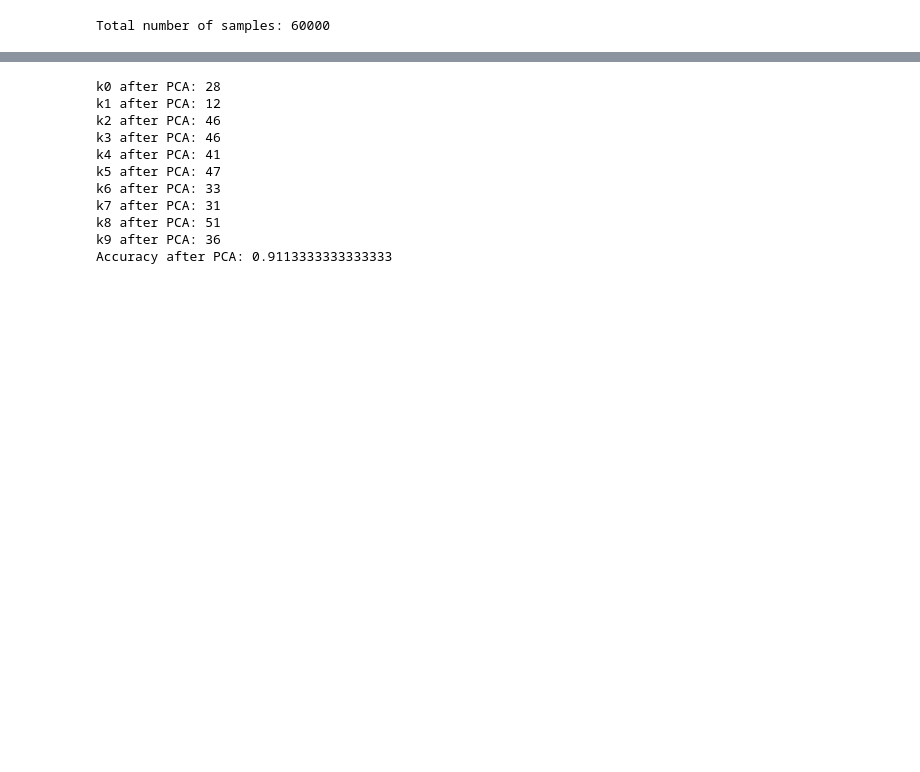
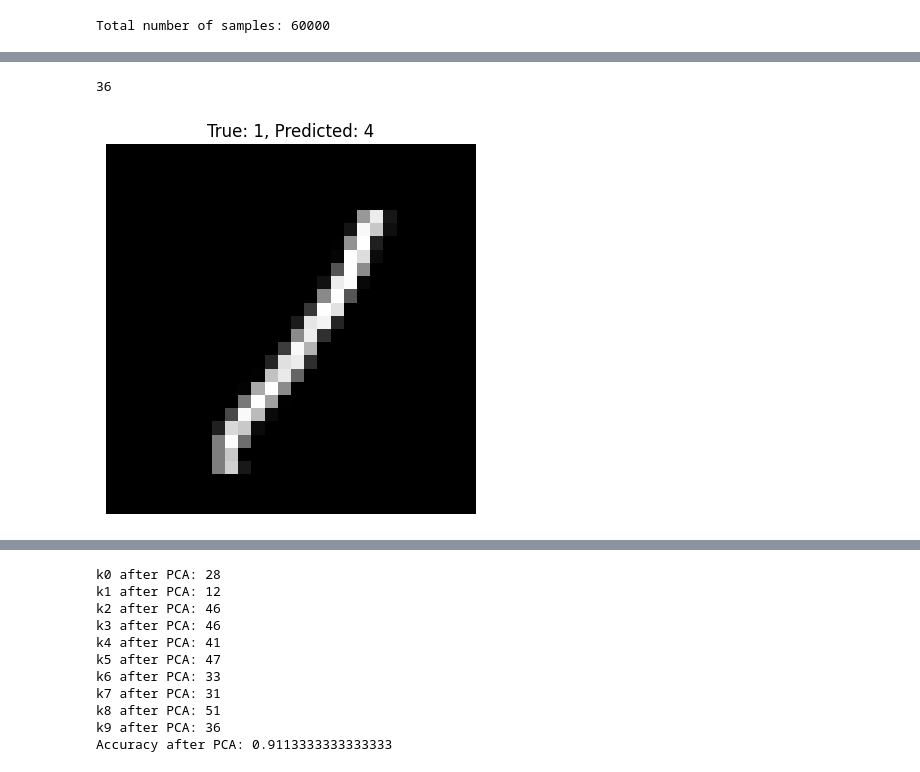
Before and after one commit to kira128/K-means, a Jupyter notebook: tenzori-mnist.ipynb, the cells around one changed output, grey strips where cells are left out. Saved outputs shown, nothing was run; the diff lists cells and outputs as text; code cells hidden in the pictures; blank space fills up the shorter version.

```diff
--- a/tenzori-mnist.ipynb
+++ b/tenzori-mnist.ipynb
@@ -1,6 +1,9 @@
 # %%
 from torchvision import datasets, transforms
 import torchvision
+from scipy.ndimage import rotate
+import numpy as np
+
 KWARGS = {'root':'./data', 'train':True, 'download':True, 'transform':transforms.ToTensor()}
 trainset=torchvision.datasets.MNIST(**KWARGS)
 
@@ -17,5 +20,30 @@ X_train = X[:split_index].numpy()
 y_train = y[:split_index].numpy()
 X_test = X[split_index:].numpy()
 y_test = y[split_index:].numpy()
+
+#adding rotation [-15,15] of every image from X_train to X_train
+X_15train = []
+Y_15train = []
+
+for i,x in enumerate(X_train):
+    rotated = rotate(x, 15, reshape=False, order=1)
+    rotated_int = np.clip(rotated, 0, 255).astype(np.uint8)
+
+    X_15train.append(rotated_int)
+    Y_15train.append(y_train[i])
+
+X_n15train = []
+Y_n15train = []
+
+for i,x in enumerate(X_train):
+    rotated = rotate(x, -15, reshape=False, order=1)
+    rotated_int = np.clip(rotated, 0, 255).astype(np.uint8)
+
+    X_n15train.append(rotated_int)
+    Y_n15train.append(y_train[i])
+
+
+X_train = np.concatenate([np.array(X_train), np.array(X_15train), np.array(X_n15train)], axis=0)
+y_train = np.concatenate([np.array(y_train), np.array(Y_15train), np.array(Y_n15train)], axis=0)
 # %% [output]
 Total number of samples: 60000
@@ -181,7 +213,7 @@ def classify_digit(x):
         proj = project_onto_subspace(U, k, x_centered)
         error = np.linalg.norm(x_centered - proj)
         errors.append(error)
-    return np.argmin(errors)
+    return np.argmin(errors),np.min(errors)
 # %%
 # testiranje
 correct = 0
@@ -197,0 +278,18 @@ Accuracy: 0.9463333333333334
+# %%
+def show_image(i):
+    (i,true_label,predicted_label)=wrong[i]
+    import matplotlib.pyplot as plt
+    img = X_test[i]
+    label = y_test[i]
+    plt.imshow(img, cmap='gray')
+    plt.title(f'True: {true_label}, Predicted: {predicted_label}')
+    plt.axis('off')
+    plt.show()
+# %%
+import random
+r = random.randint(0, len(wrong)-1)
+print(r)
+show_image(r)
+# %% [output]
+36
+[figure, added]
```
Also changed, not shown: parts of 6 cells of this notebook, 1 other file.
